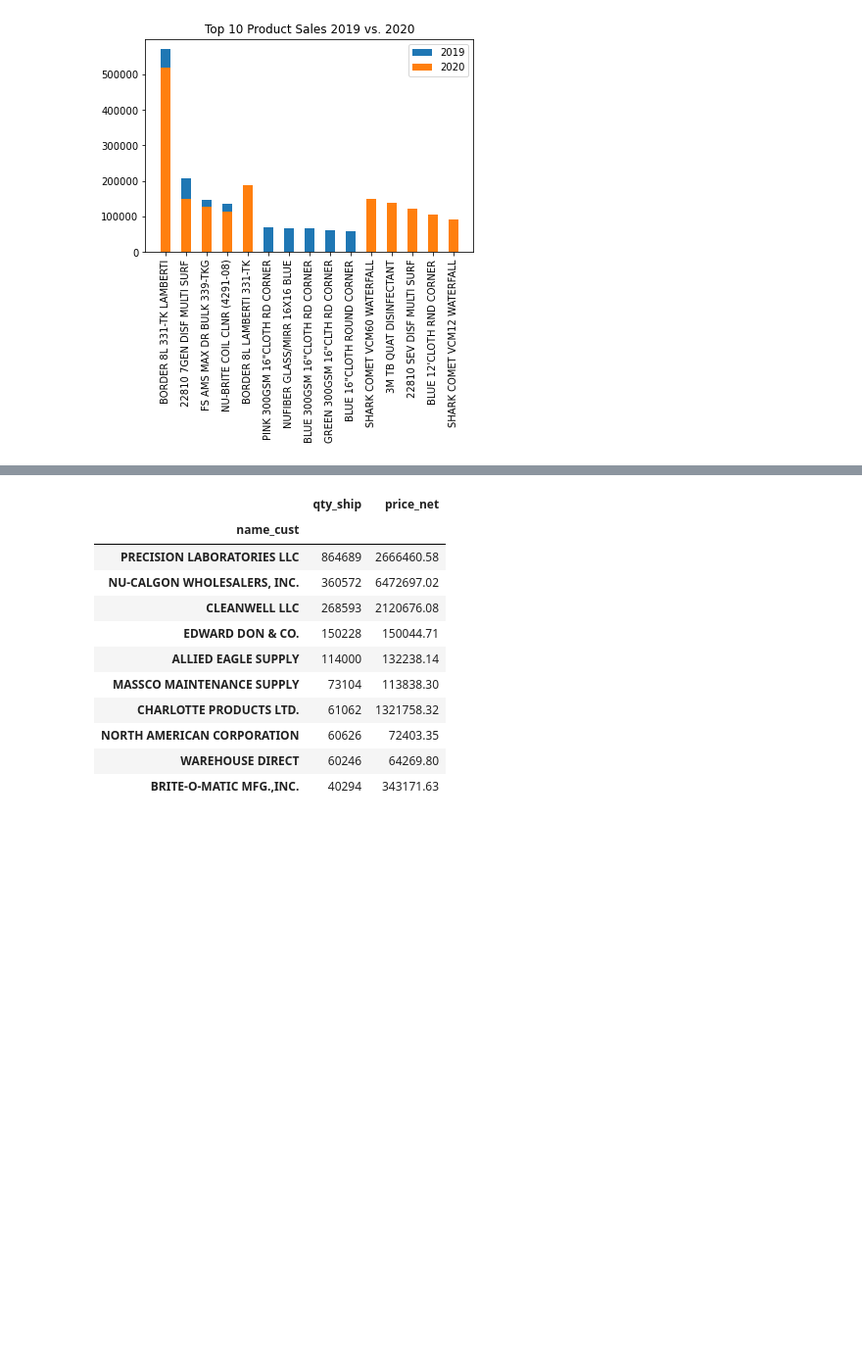
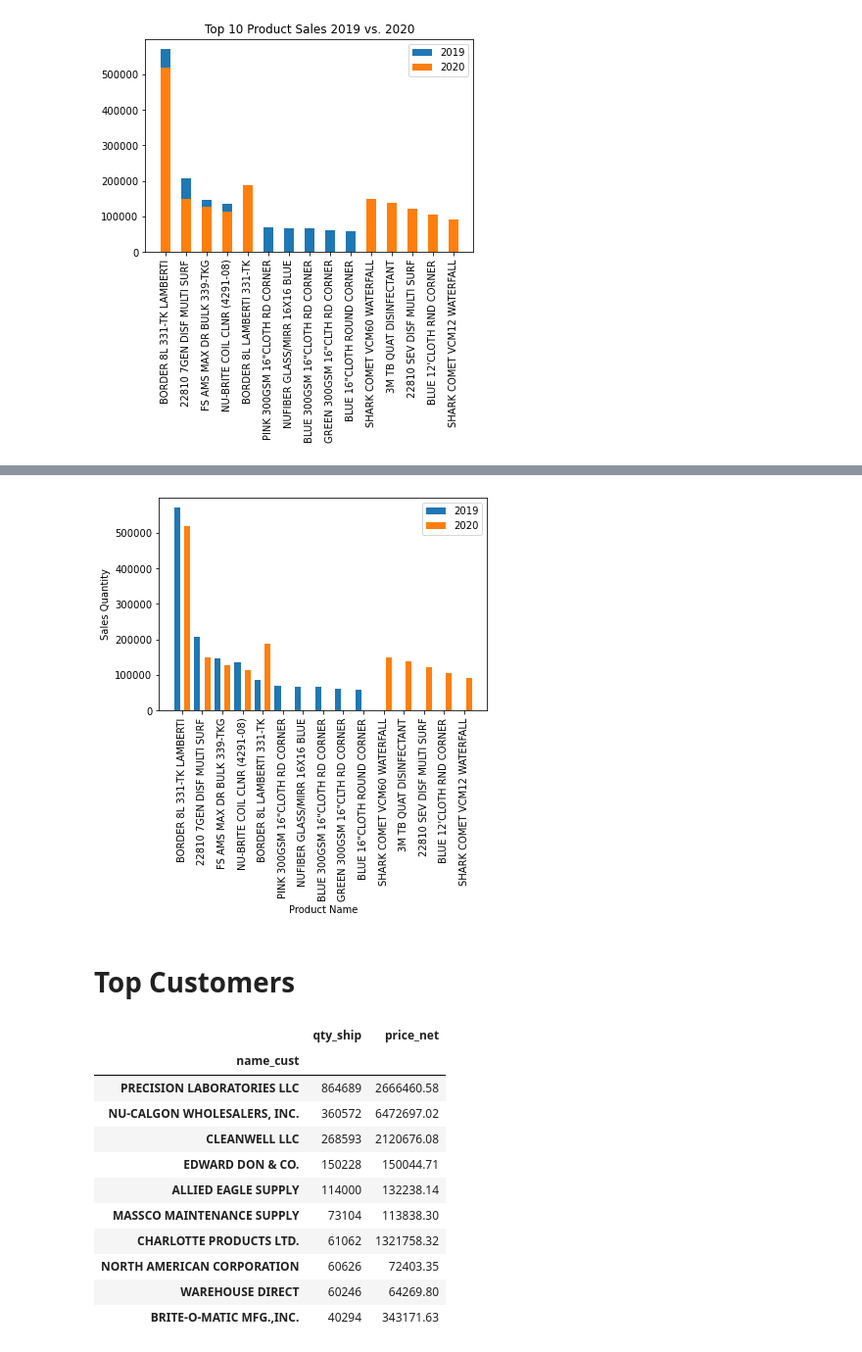
Before and after one commit to aadeba5/Project1, a Jupyter notebook: Nuance_Kayla.ipynb, the cells around one changed output, grey strips where cells are left out. Shown: that part at 98% size. Cells and saved outputs as stored; diff of their text form; code cells hidden in the pictures; blank space fills up the shorter version.

```diff
--- a/Nuance_Kayla.ipynb
+++ b/Nuance_Kayla.ipynb
@@ -137,0 +141,4 @@ plt.show()
+# %%
+products_merged = pd.merge(new_new_df_2019.head(10), new_new_df_2020.head(10),
+                          how="outer", on="descr_1", suffixes=("_2019", "_2020")).fillna(0)
+products_merged
@@ -138,3 +163,22 @@ plt.show()
+# %%
+xlabels = products_merged.reset_index(drop=False)
+labels = xlabels["descr_1"]
+twenty_19 = products_merged["qty_ship_2019"].to_numpy()
+twenty_20 = products_merged["qty_ship_2020"].to_numpy()
+# %%
+x = np.arange(len(xlabels))
+w=.5
+plt.bar(x, height = products_merged['qty_ship_2019'], width=.3)
+plt.bar(x+w, height = products_merged['qty_ship_2020'], width = .3)
+plt.xticks([i+w/2 for i in range(len(x))], labels, rotation=90)
+plt.legend(loc="upper right", labels=['2019', '2020'])
+plt.ylabel('Sales Quantity')
+plt.xlabel('Product Name')
+plt.show()
+# %% [output]
+[figure, added]
+# %% [markdown]
+# Top Customers
 # %%
 # Determine Top Customers
 customers_df_2019 = twenty_19_sales.groupby(["name_cust"]).sum().sort_values(by='qty_ship',
```
Also changed, not shown: parts of 10 cells of this notebook, 3 other files.
